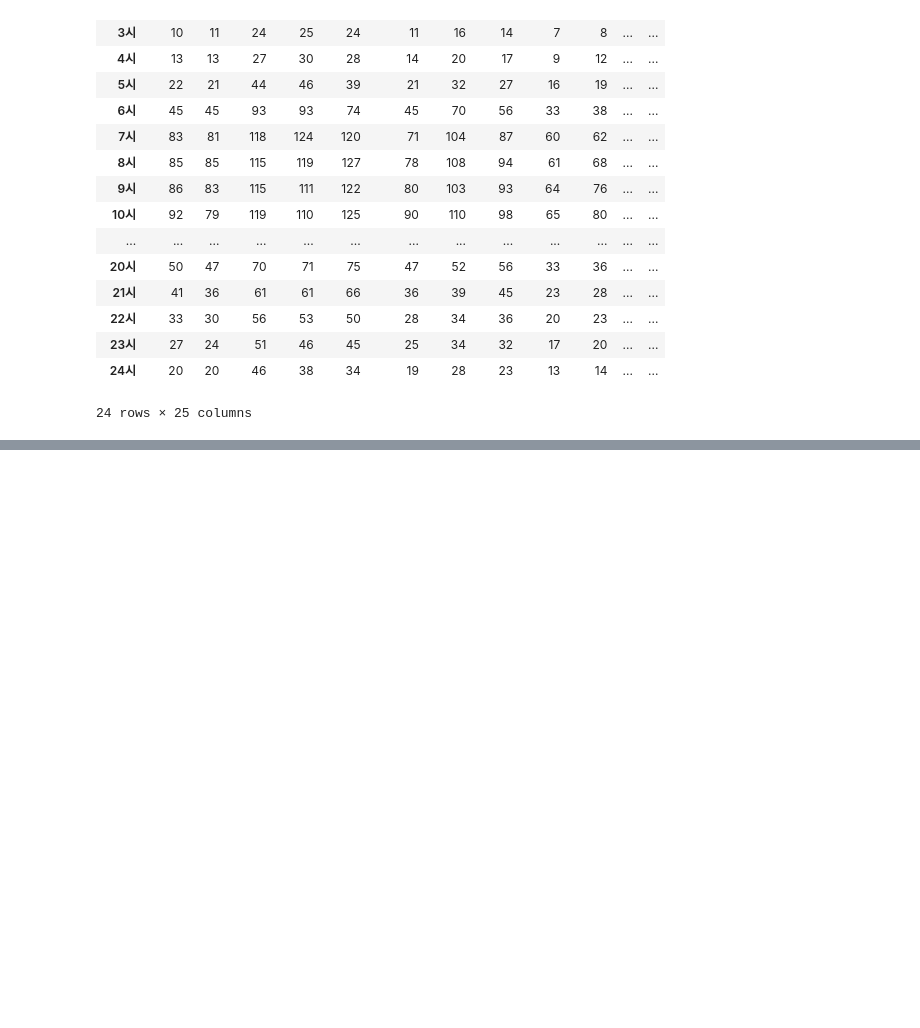
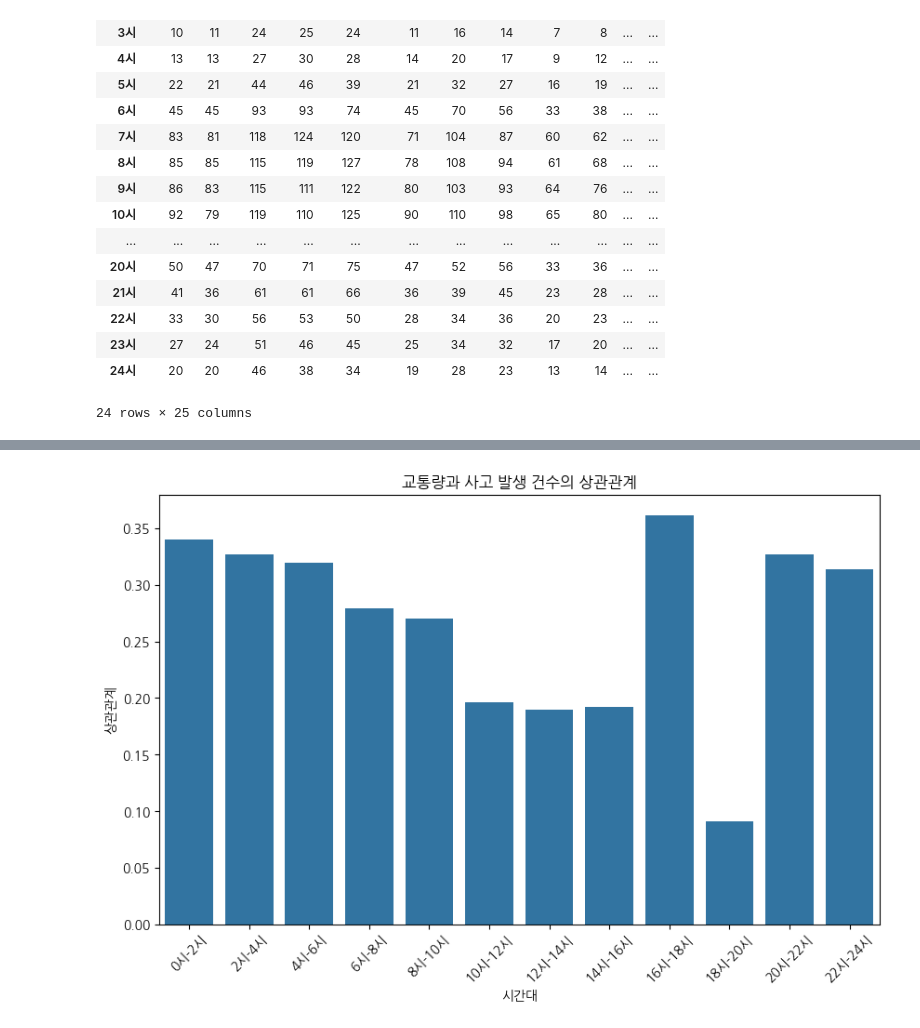
Before and after one commit to b00kkk/PythonProject2024-1, a Jupyter notebook: 교통량.ipynb, the cells around one changed output, grey strips where cells are left out. Drawn from its saved outputs; the diff is of its cells as text; code cells hidden in the pictures; blank space fills up the shorter version.

Commit message:
교통량,사고량 상관관계

```diff
--- a/교통량.ipynb
+++ b/교통량.ipynb
@@ -742,0 +644,12 @@ plt.show()
+# %%
+accident=pd.read_excel('시간대별+교통사고+현황_20240606165415.xlsx',header=None)
+accident.drop(0,inplace=True)
+accident.drop(1,inplace=True)
+accident.columns=accident.loc[2]
+accident.reset_index(drop=True,inplace=True)
+accident_1=accident[accident['항목']=='발생건수']
+accident_1=accident_1.iloc[:,1:]
+accident_1.reset_index(drop=True,inplace=True)
+accident_1.drop(0,inplace=True)
+accident_1.reset_index(drop=True,inplace=True)
+accident_1
@@ -742,0 +695,44 @@ plt.show()
+# %%
+import pandas as pd
+import matplotlib.pyplot as plt
+import seaborn as sns
+
+# 교통량 데이터 불러오기
+traffic_data = traffic_all
+
+# 2시간 단위로 교통량 데이터 합산
+traffic_data_hourly = pd.DataFrame()
+time_intervals = [(i, i+1) for i in range(0, 24, 2)]
+
+for start, end in time_intervals:
+    col_name = f'{start}시-{end+1}시'
+    traffic_data_hourly[col_name] = traffic_data.iloc[:, 4+start] + traffic_data.iloc[:, 4+end]
+
+# 자치구를 포함하여 데이터프레임 구성
+traffic_data_hourly['자치구'] = traffic_data['시군구']
+
+# 사고량 데이터 불러오기
+accident_data = accident_1
+
+# 교통량과 사고량 데이터의 자치구 순서를 맞추기 위해 인덱스 재설정
+accident_data_reordered = accident_data.set_index('자치구별(2)').reindex(traffic_data['시군구']).reset_index()
+
+# 데이터 타입 점검 및 변환
+traffic_data_hourly.drop(columns='자치구', inplace=True)
+traffic_data_hourly = traffic_data_hourly.apply(pd.to_numeric, errors='coerce')
+
+accident_data_reordered['소계'] = pd.to_numeric(accident_data_reordered['소계'], errors='coerce')
+
+# 교통량과 사고량 간의 상관관계 계산
+correlation = traffic_data_hourly.corrwith(accident_data_reordered['소계'])
+
+# 상관관계 시각화
+plt.figure(figsize=(10, 6))
+sns.barplot(x=correlation.index, y=correlation.values)
+plt.title('교통량과 사고 발생 건수의 상관관계')
+plt.xlabel('시간대')
+plt.ylabel('상관관계')
+plt.xticks(rotation=45)
+plt.show()
+# %% [output]
+[figure, added]
```
Also changed, not shown: parts of 14 cells of this notebook.
